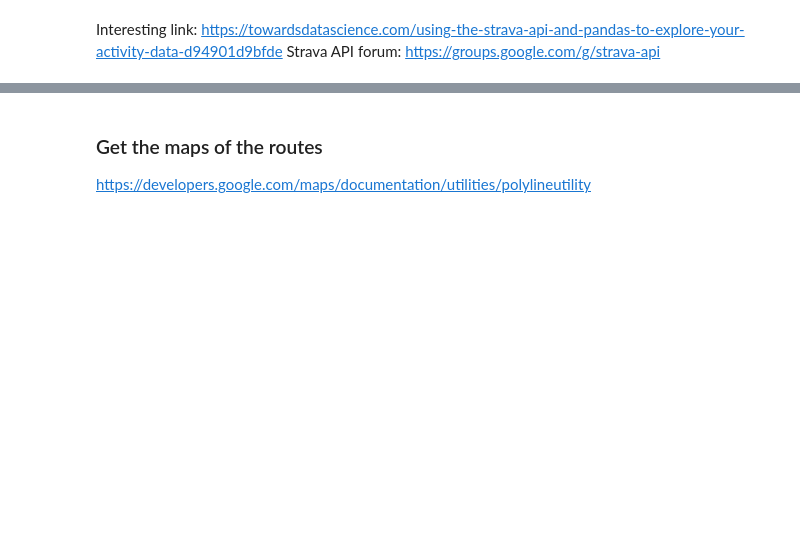
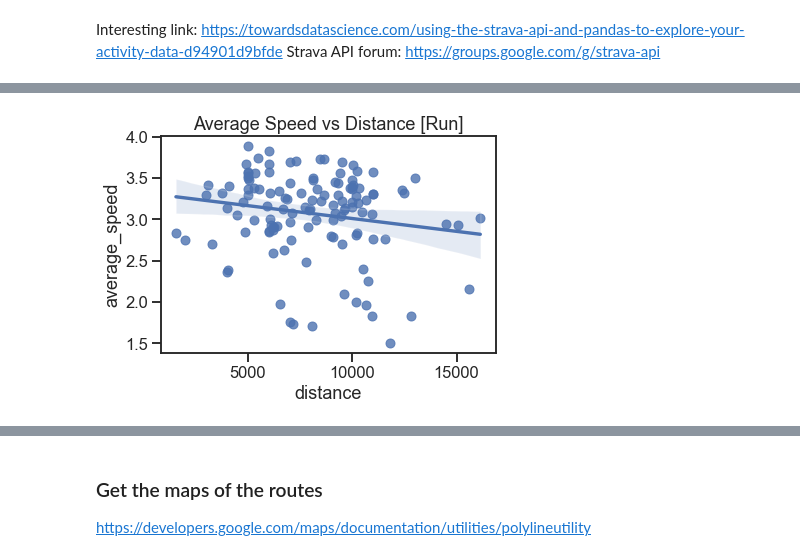
Before and after one commit to ivanrepi/random-datasets, a Jupyter notebook: strava_api.ipynb, the cells around one changed output, grey strips where cells are left out. Cells and saved outputs as stored; diff of their text form; code cells hidden in the pictures; blank space fills up the shorter version.

```diff
--- a/strava_api.ipynb
+++ b/strava_api.ipynb
@@ -83,3 +134,10 @@ Hike               50
 Workout             2
 BackcountrySki      1
 Name: type, dtype: int64
+# %%
+runs = activities.loc[activities['type'] == 'Run']
+sns.set(style="ticks", context="talk")
+sns.regplot(x='distance', y = 'average_speed', data = runs).set_title("Average Speed vs Distance [Run]");
+#Units are meters per second!
+# %% [output]
+[figure, added]
```
Also changed, not shown: parts of 11 cells of this notebook, 1 other file.
